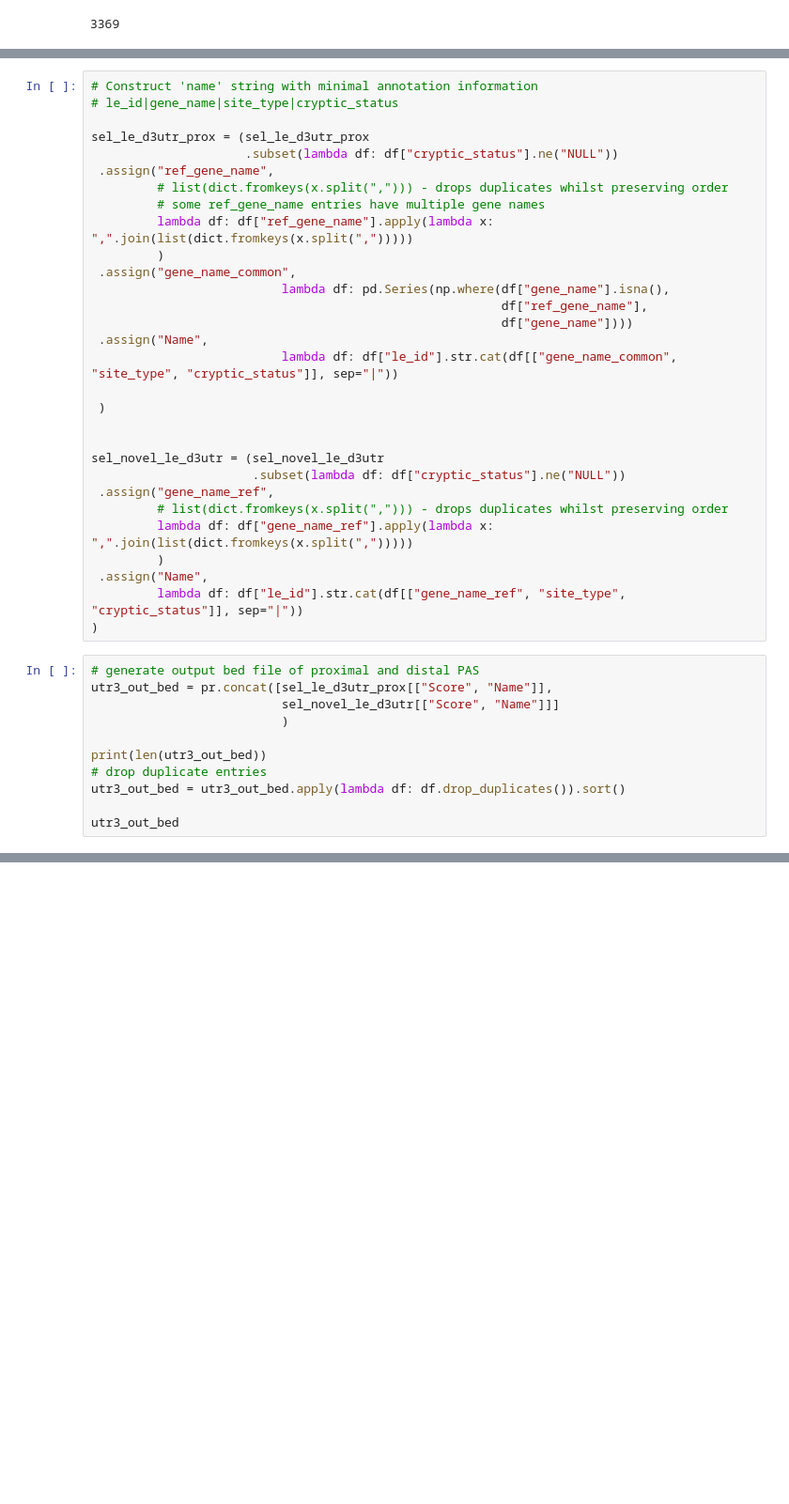
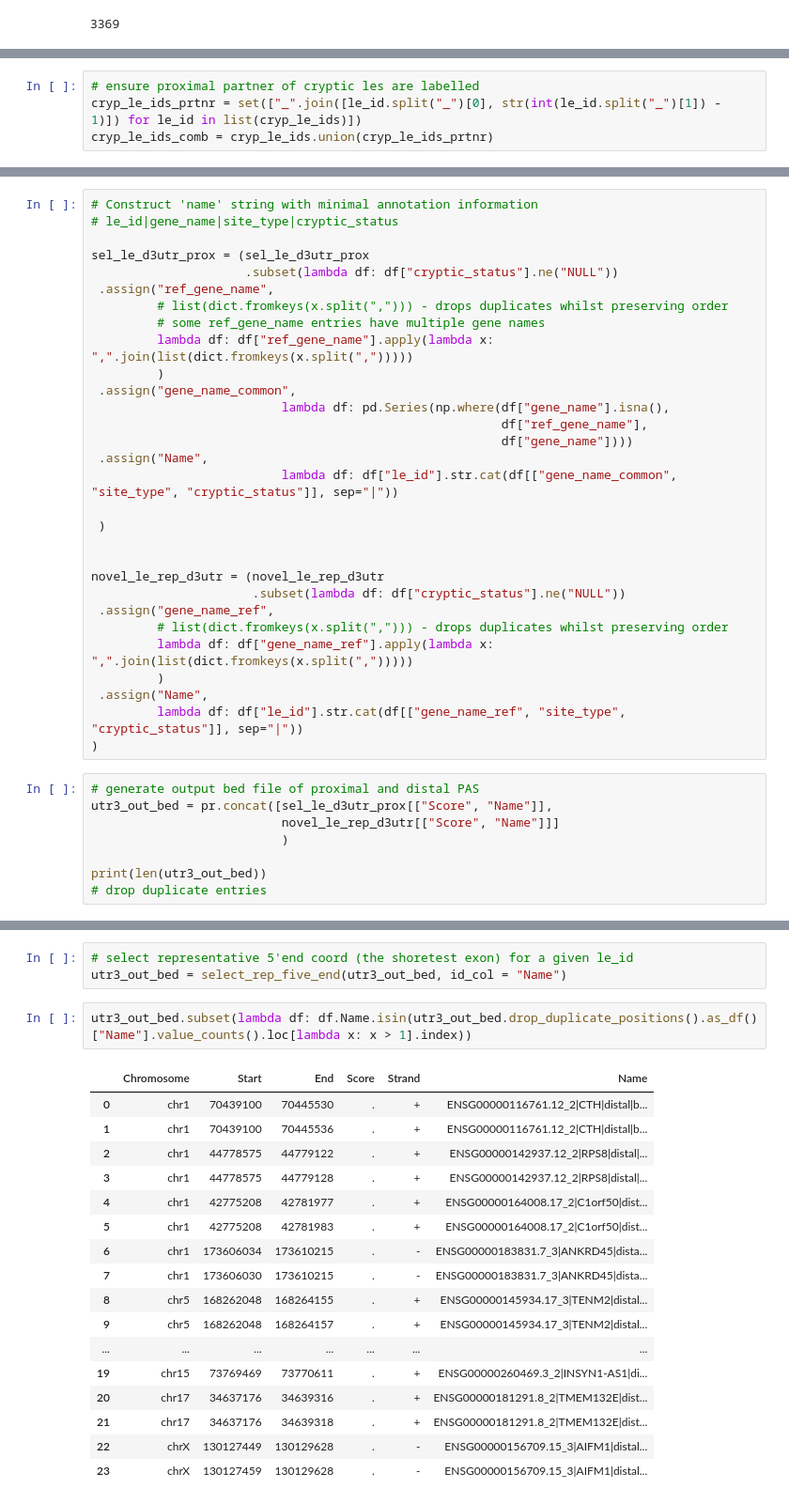
Before and after one commit to frattalab/tdp43-apa, a Jupyter notebook: motifs/notebooks/define_iclip_regions_d3utr.ipynb, the cells around one changed output, grey strips where cells are left out. Shown: that part at 94% size. Saved outputs shown, nothing was run; the diff lists cells and outputs as text; blank space fills up the shorter version.

```diff
--- a/motifs/notebooks/define_iclip_regions_d3utr.ipynb
+++ b/motifs/notebooks/define_iclip_regions_d3utr.ipynb
@@ -452 +256,5 @@ Number of ns 3'UTR extension-containing genes - 811
+# %%
+# ensure proximal partner of cryptic les are labelled
+cryp_le_ids_prtnr = set(["_".join([le_id.split("_")[0], str(int(le_id.split("_")[1]) - 1)]) for le_id in list(cryp_le_ids)])
+cryp_le_ids_comb = cryp_le_ids.union(cryp_le_ids_prtnr)
 # %%
@@ -508,7 +294,7 @@ sel_le_d3utr_prox = (sel_le_d3utr_prox
  )
 
 
-sel_novel_le_d3utr = (sel_novel_le_d3utr
+novel_le_rep_d3utr = (novel_le_rep_d3utr
                       .subset(lambda df: df["cryptic_status"].ne("NULL"))
  .assign("gene_name_ref",
          # list(dict.fromkeys(x.split(","))) - drops duplicates whilst preserving order
@@ -520,12 +306,9 @@ sel_novel_le_d3utr = (sel_novel_le_d3utr
 # %%
 # generate output bed file of proximal and distal PAS
 utr3_out_bed = pr.concat([sel_le_d3utr_prox[["Score", "Name"]],
-                          sel_novel_le_d3utr[["Score", "Name"]]]
+                          novel_le_rep_d3utr[["Score", "Name"]]]
                           )
 
 print(len(utr3_out_bed))
 # drop duplicate entries
-utr3_out_bed = utr3_out_bed.apply(lambda df: df.drop_duplicates()).sort()
-
-utr3_out_bed
 # %% [output]
@@ -545,0 +332,23 @@ utr3_out_bed
+# %%
+# select representative 5'end coord (the shoretest exon) for a given le_id
+utr3_out_bed = select_rep_five_end(utr3_out_bed, id_col = "Name")
+# %%
+utr3_out_bed.subset(lambda df: df.Name.isin(utr3_out_bed.drop_duplicate_positions().as_df()["Name"].value_counts().loc[lambda x: x > 1].index))
+# %% [output]
+|  | Chromosome | Start | End | Score | Strand | Name |
+| 0 | chr1 | 70439100 | 70445530 | . | + | ENSG00000116761.12_2|CTH|distal|b... |
+| 1 | chr1 | 70439100 | 70445536 | . | + | ENSG00000116761.12_2|CTH|distal|b... |
+| 2 | chr1 | 44778575 | 44779122 | . | + | ENSG00000142937.12_2|RPS8|distal|... |
+| 3 | chr1 | 44778575 | 44779128 | . | + | ENSG00000142937.12_2|RPS8|distal|... |
+| 4 | chr1 | 42775208 | 42781977 | . | + | ENSG00000164008.17_2|C1orf50|dist... |
+| 5 | chr1 | 42775208 | 42781983 | . | + | ENSG00000164008.17_2|C1orf50|dist... |
+| 6 | chr1 | 173606034 | 173610215 | . | - | ENSG00000183831.7_3|ANKRD45|dista... |
+| 7 | chr1 | 173606030 | 173610215 | . | - | ENSG00000183831.7_3|ANKRD45|dista... |
+| 8 | chr5 | 168262048 | 168264155 | . | + | ENSG00000145934.17_3|TENM2|distal... |
+| 9 | chr5 | 168262048 | 168264157 | . | + | ENSG00000145934.17_3|TENM2|distal... |
+| ... | ... | ... | ... | ... | ... | ... |
+| 19 | chr15 | 73769469 | 73770611 | . | + | ENSG00000260469.3_2|INSYN1-AS1|di... |
+| 20 | chr17 | 34637176 | 34639316 | . | + | ENSG00000181291.8_2|TMEM132E|dist... |
+| 21 | chr17 | 34637176 | 34639318 | . | + | ENSG00000181291.8_2|TMEM132E|dist... |
+| 22 | chrX | 130127449 | 130129628 | . | - | ENSG00000156709.15_3|AIFM1|distal... |
+| 23 | chrX | 130127459 | 130129628 | . | - | ENSG00000156709.15_3|AIFM1|distal... |
```
Also changed, not shown: parts of 27 cells of this notebook.
